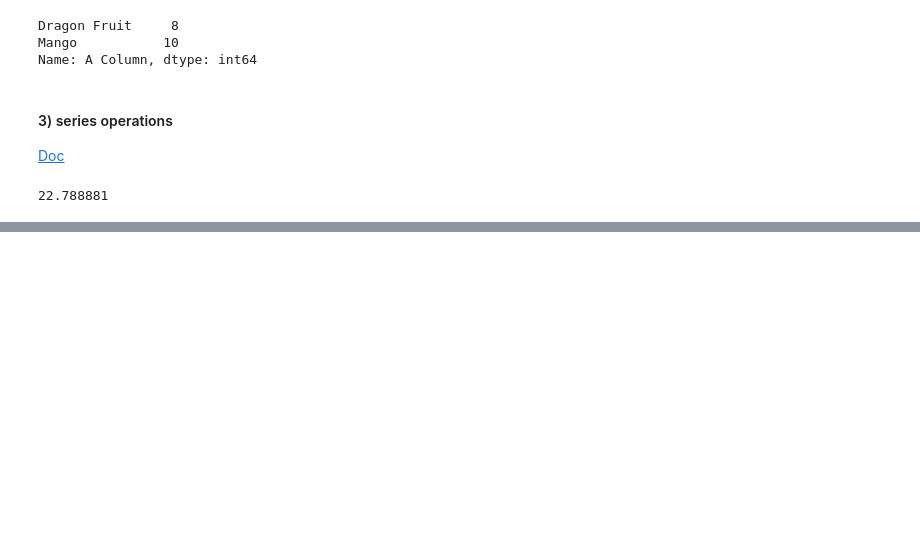
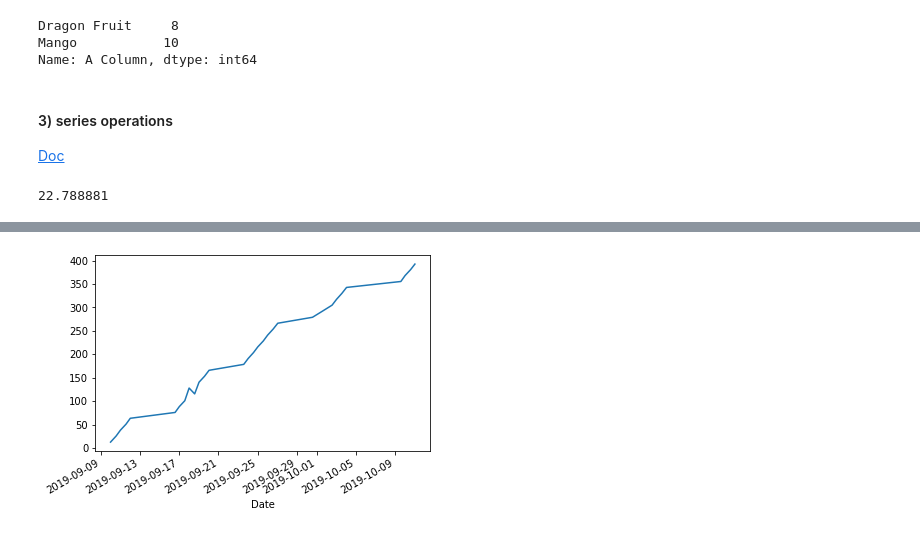
Before and after one commit to chuangw6/MDS_Courses, a Jupyter notebook: Block1/DSCI511_Python/numpy_pandas/pandas_review.ipynb, the cells around one changed output, grey strips where cells are left out. Cells and saved outputs as stored; diff of their text form; code cells hidden in the pictures; blank space fills up the shorter version.

```diff
--- a/Block1/DSCI511_Python/numpy_pandas/pandas_review.ipynb
+++ b/Block1/DSCI511_Python/numpy_pandas/pandas_review.ipynb
@@ -769,0 +1112,4 @@ s1.add(3.141).pow(2).mean() #piping
+# %%
+cy_plot['Distance'].cumsum().plot.line();
+# %% [output]
+[figure, added]
```
Also changed, not shown: parts of 32 cells of this notebook, 1 other file.
